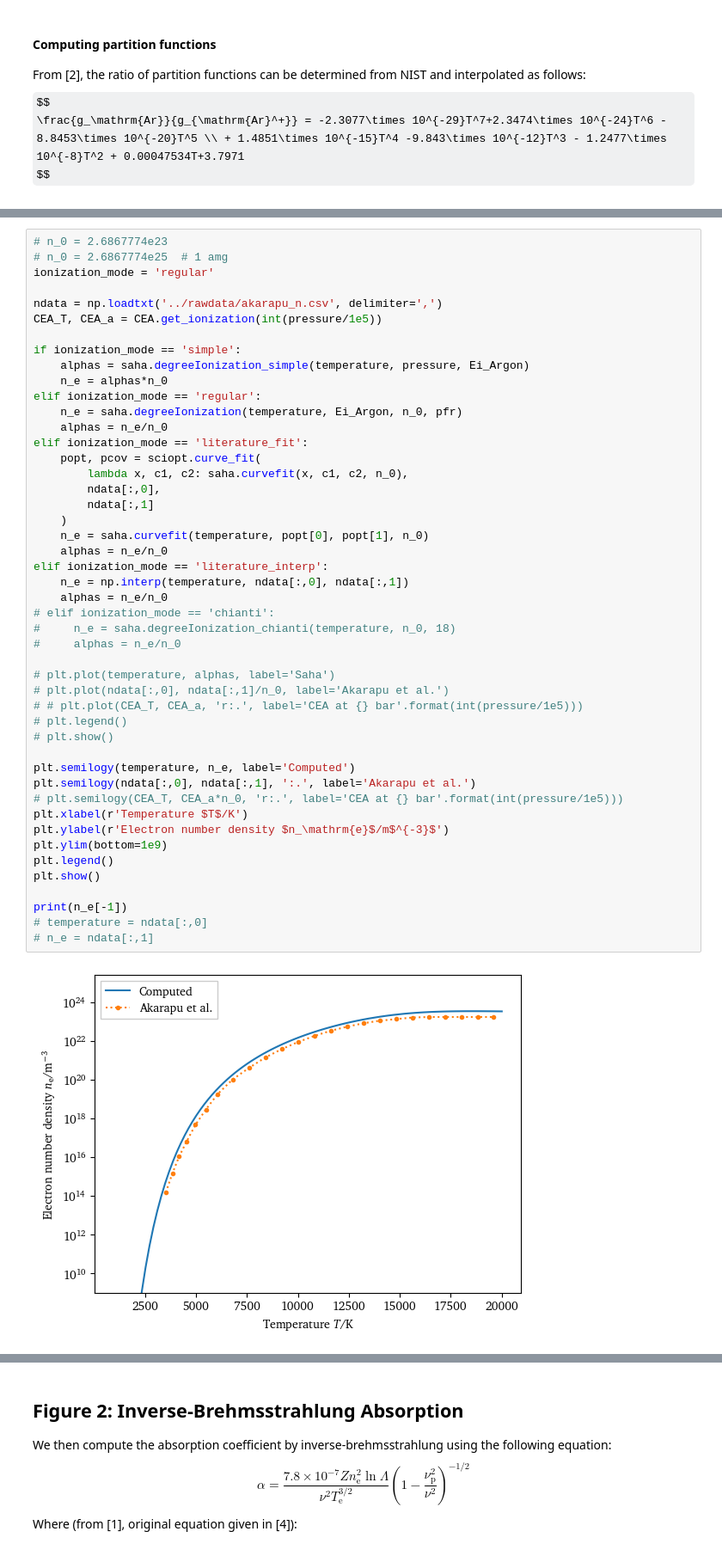
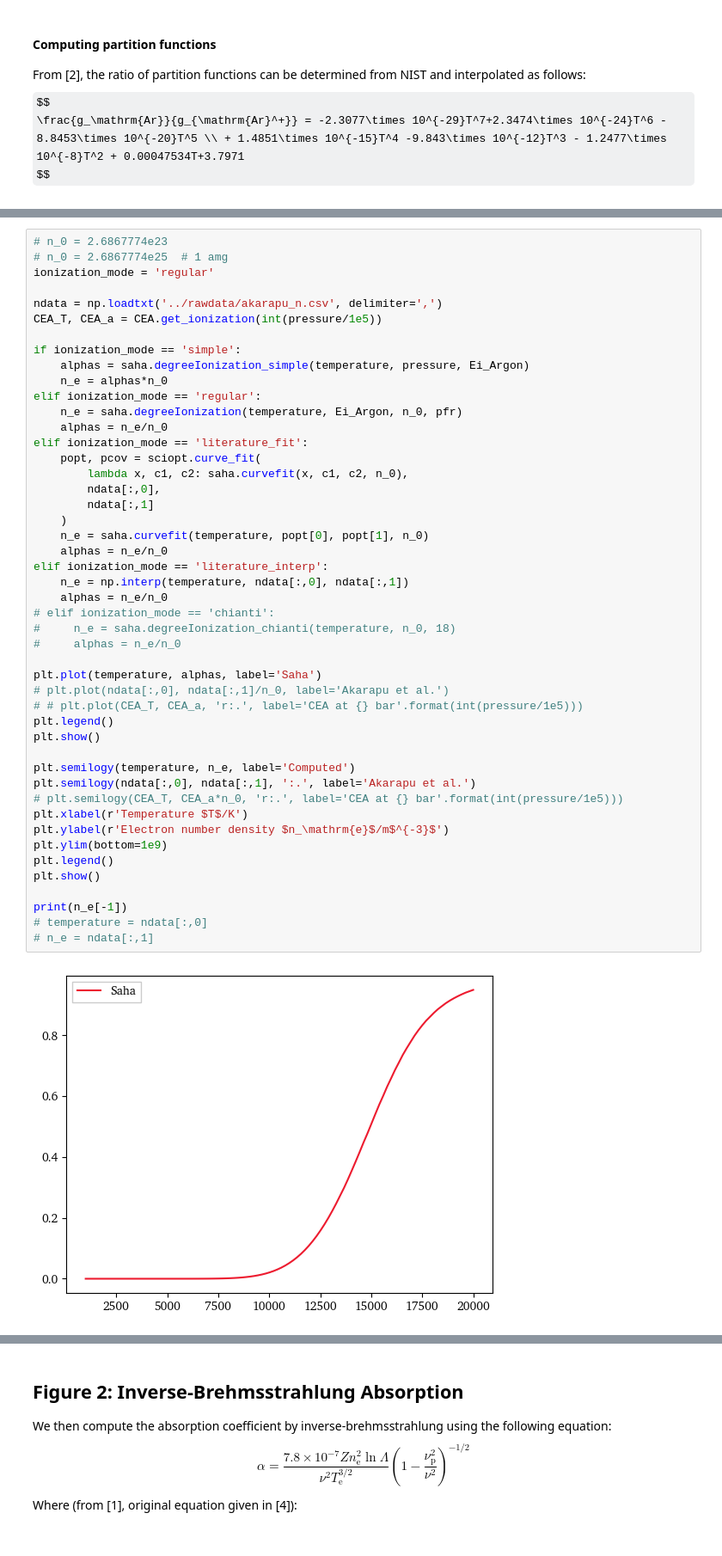
Before and after one commit to eeduplay/MScThesis, a Jupyter notebook: code/absorption.ipynb, the cells around one changed output, grey strips where cells are left out. Shown: that part at 86% size. Saved outputs shown, nothing was run; the diff lists cells and outputs as text; some formulas as TeX source.

```diff
--- a/code/absorption.ipynb
+++ b/code/absorption.ipynb
@@ -98,34 +98,34 @@ elif ionization_mode == 'literature_fit':
     popt, pcov = sciopt.curve_fit(
         lambda x, c1, c2: saha.curvefit(x, c1, c2, n_0),
         ndata[:,0],
         ndata[:,1]
     )
     n_e = saha.curvefit(temperature, popt[0], popt[1], n_0)
     alphas = n_e/n_0
 elif ionization_mode == 'literature_interp':
     n_e = np.interp(temperature, ndata[:,0], ndata[:,1])
     alphas = n_e/n_0
 # elif ionization_mode == 'chianti':
 #     n_e = saha.degreeIonization_chianti(temperature, n_0, 18)
 #     alphas = n_e/n_0
 
-# plt.plot(temperature, alphas, label='Saha')
+plt.plot(temperature, alphas, label='Saha')
 # plt.plot(ndata[:,0], ndata[:,1]/n_0, label='Akarapu et al.')
 # # plt.plot(CEA_T, CEA_a, 'r:.', label='CEA at {} bar'.format(int(pressure/1e5)))
-# plt.legend()
-# plt.show()
+plt.legend()
+plt.show()
 
 plt.semilogy(temperature, n_e, label='Computed')
 plt.semilogy(ndata[:,0], ndata[:,1], ':.', label='Akarapu et al.')
 # plt.semilogy(CEA_T, CEA_a*n_0, 'r:.', label='CEA at {} bar'.format(int(pressure/1e5)))
 plt.xlabel(r'Temperature $T$/K')
 plt.ylabel(r'Electron number density $n_\mathrm{e}$/m$^{-3}$')
 plt.ylim(bottom=1e9)
 plt.legend()
 plt.show()
 
 print(n_e[-1])
 # temperature = ndata[:,0]
 # n_e = ndata[:,1]
 # %% [output]
-[figure, old version]
+[figure, new version]
```
Also changed, not shown: parts of 4 cells of this notebook, 33 other files.
